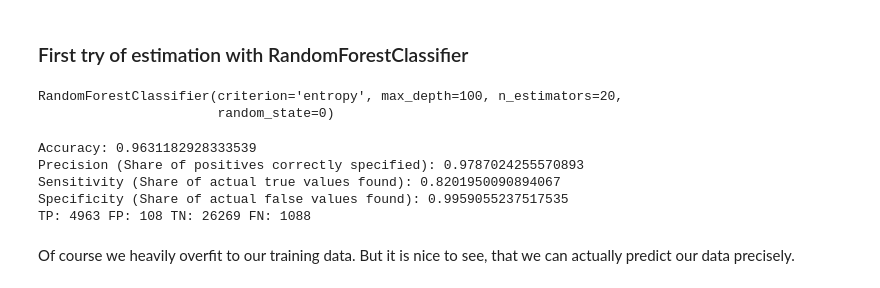
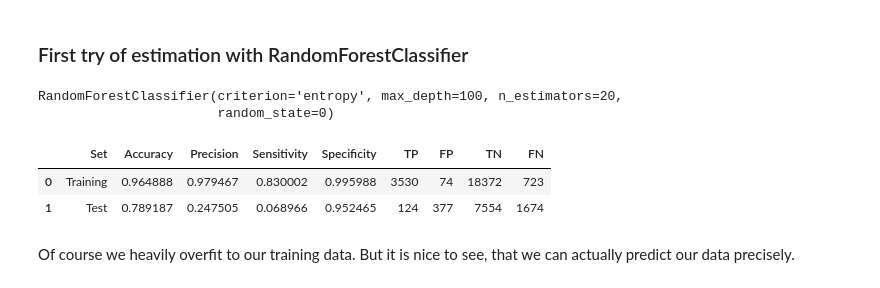
Before and after one commit to benherz/Mini-Project, a Jupyter notebook: ML_mini_project.ipynb, the cells around one changed output. Cells and saved outputs as stored; diff of their text form; code cells hidden in the pictures.

Commit message:
New function to evaluate models

```diff
--- a/ML_mini_project.ipynb
+++ b/ML_mini_project.ipynb
@@ -42,10 +45,10 @@ import joblib # to save trained model
 ### Step 1: Reading in and getting an overview of the data
 # %%
 # Separator is ;
-train = pd.read_csv("train.csv", sep = ";")
+data = pd.read_csv("train.csv", sep = ";")
 
 # Dataset is wide, print all rows and only first 15 columns
-train.describe().iloc[:,0:15]
+data.describe().iloc[:,0:15]
 # %% [output]
 |  | customernumber | salutation | title | domain | newsletter | model | paymenttype | deliverytype | ... |
 | count | 32428.000000 | 32428.000000 | 32428.000000 | 32428.000000 | 32428.000000 | 32428.000000 | 32428.000000 | 32428.000000 | ... |
@@ -142,6 +137,6 @@ for i in range(len(train["paymenttype"])):
 # %%
 # Convert to dummy variables
-train = pd.get_dummies(train, columns=["domain", "salutation", "model", "paymenttype"])
+data = pd.get_dummies(data, columns=["domain", "salutation", "model", "paymenttype"], dtype = "int64")
 # %% [markdown]
 ---
 # %% [markdown]
@@ -303,17 +323,17 @@ forest.fit(x_train, y_train)
 RandomForestClassifier(criterion='entropy', max_depth=100, n_estimators=20,
                        random_state=0)
 # %%
-# Get Model predictions
+# Get Model predictions for training set
 y_train_pred = forest.predict(x_train)
+# Get model predictions for holdout set
+y_test_pred = forest.predict(x_test)
 # %%
 # Evaluate accuracy of cross-validated model
-evaluate_model(y_train, y_train_pred)
+evaluate_model(y_train, y_train_pred, y_test, y_test_pred)
 # %% [output]
-Accuracy: 0.9631182928333539
-Precision (Share of positives correctly specified): 0.9787024255570893
-Sensitivity (Share of actual true values found): 0.8201950090894067
-Specificity (Share of actual false values found): 0.9959055237517535
-TP: 4963 FP: 108 TN: 26269 FN: 1088
+|  | Set | Accuracy | Precision | Sensitivity | Specificity | TP | FP | TN | FN |
+| 0 | Training | 0.964888 | 0.979467 | 0.830002 | 0.995988 | 3530 | 74 | 18372 | 723 |
+| 1 | Test | 0.789187 | 0.247505 | 0.068966 | 0.952465 | 124 | 377 | 7554 | 1674 |
 # %% [markdown]
 Of course we heavily overfit to our training data. But it is nice to see, that we can actually predict our data precisely.
 # %% [markdown]
```
Also changed, not shown: parts of 41 cells of this notebook.
